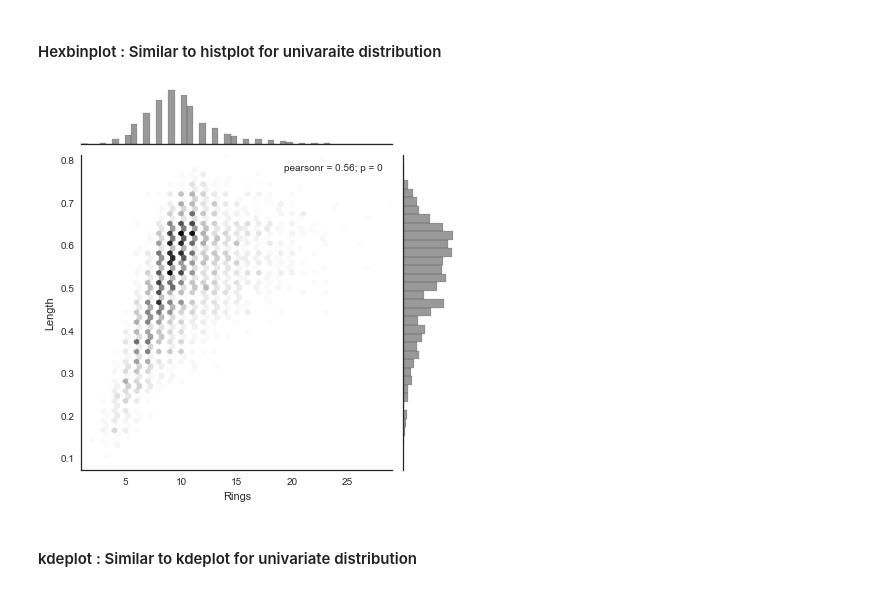
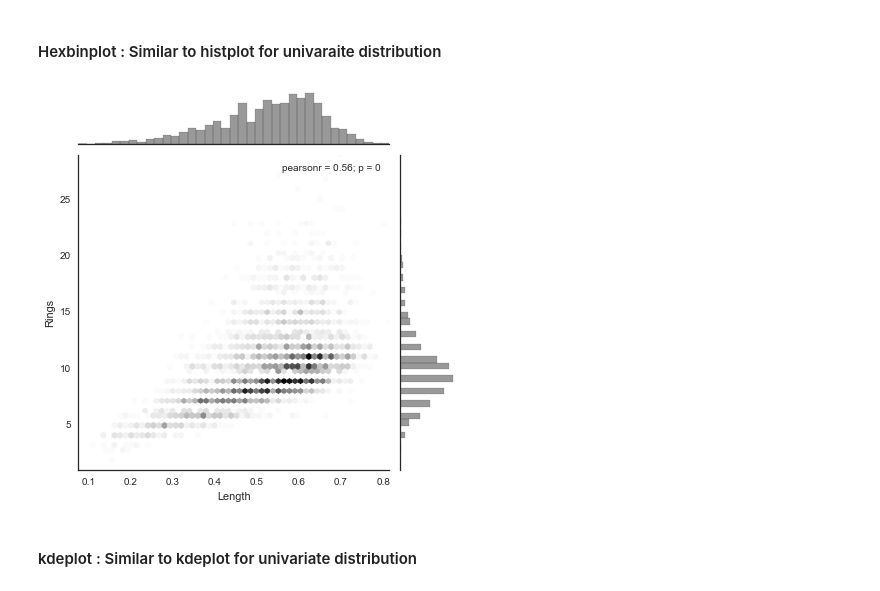
Before and after one commit to VijayDaultani/ml_kernels, a Jupyter notebook: regression/abalone.ipynb, the cells around one changed output. Cells and saved outputs as stored; diff of their text form; code cells hidden in the pictures.

```diff
--- a/regression/abalone.ipynb
+++ b/regression/abalone.ipynb
@@ -76,12 +76,12 @@ sns.jointplot(x="Rings", y="Length", data=abalone_df)
 # %%
 #We will plot bivariate distribution for Rings on x axis vs Length on y axis
 #In this plot each hexagonal represents one bin and color intensity represents
 #the number of observations in that bin.
 #Also this plot looks nice with white background
 with sns.axes_style("white"):
-    sns.jointplot(x="Rings", y="Length", kind="hex", color="k", data=abalone_df)
+    sns.jointplot(x="Length", y="Rings", kind="hex", color="k", data=abalone_df)
 # %% [output]
-[figure, old version]
+[figure, new version]
 # %% [markdown]
 #### kdeplot : Similar to kdeplot for univariate distribution
 # %%
```
Also changed, not shown: parts of 4 cells of this notebook.
